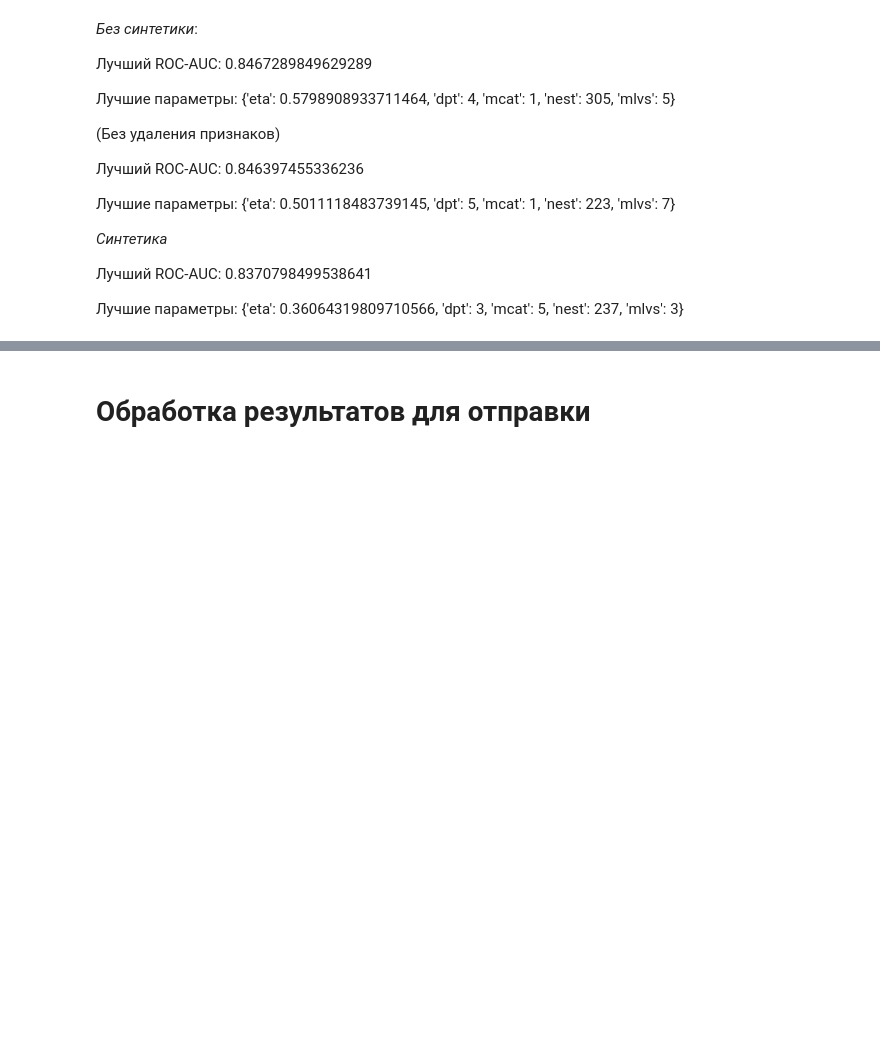
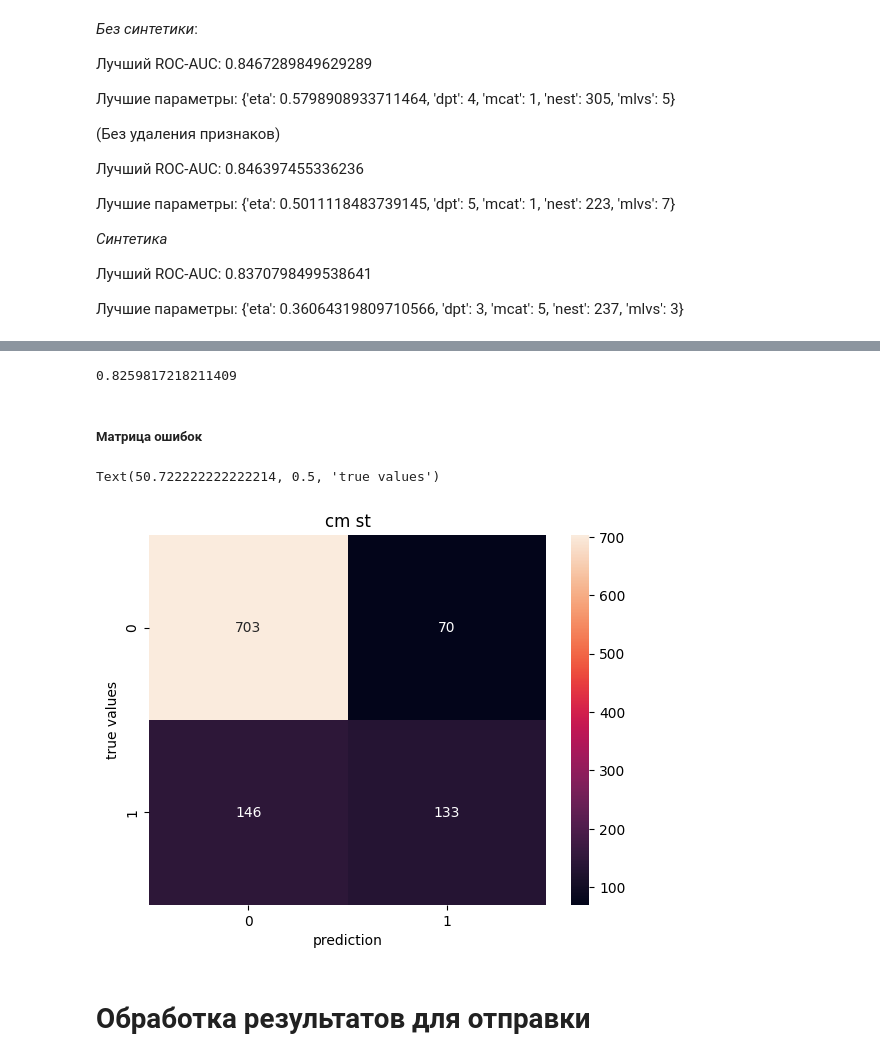
Before and after one commit to Chillibumbik/ML_study, a Jupyter notebook: first_practical_task/pv_2.ipynb, the cells around one changed output, grey strips where cells are left out. Saved outputs shown, nothing was run; the diff lists cells and outputs as text; code cells hidden in the pictures; blank space fills up the shorter version.

```diff
--- a/first_practical_task/pv_2.ipynb
+++ b/first_practical_task/pv_2.ipynb
@@ -685,0 +636,26 @@ Text(50.722222222222214, 0.5, 'true values')
+# %%
+from sklearn.ensemble import StackingClassifier
+
+st_xgb = XGBClassifier(n_jobs=-1, eta=0.501,
+                    n_estimators=223, max_leaves=7,
+                    max_cat_threshold=1, max_depth=5)
+
+params = {'iterations': 709, 'learning_rate': 0.11620122802197938, 'depth': 6, 'l2_leaf_reg': 0.011174622609427956,
+          'subsample': 0.9560699335219202, 'random_strength': 70.01911787364448, 'min_data_in_leaf': 98, "eval_metric": "AUC",
+          "cat_features": cat_cols, "logging_level": "Silent",
+          "random_seed": 42, "thread_count": 8,
+          "early_stopping_rounds": 30}
+
+st_cb = CatBoostClassifier(**params)
+
+
+st_lr = Pipeline(steps=[
+    ("scaler", StandardScaler()),
+    ("model", LogisticRegression(penalty="l1", solver="saga", max_iter=2, C=1.494, random_state=42))])
+
+
+
+stack_model = StackingClassifier(estimators=[('xgb', st_xgb), ('cb', st_cb)],
+                                 final_estimator=st_lr)
+
+stack_model.fit(train_x, train_y)
@@ -686,3 +680,18 @@ Text(50.722222222222214, 0.5, 'true values')
+# %%
+roc_auc_score(test_y, stack_model.predict_proba(test_x)[:,1])
+# %% [output]
+0.8259817218211409
+# %% [markdown]
+##### Матрица ошибок
+# %%
+cm_st = confusion_matrix(test_y ,stack_model.predict(test_x))
+sns.heatmap(cm_st, annot=True, fmt='d')
+plt.title("cm st")
+plt.xlabel('prediction')
+plt.ylabel('true values')
+# %% [output]
+Text(50.722222222222214, 0.5, 'true values')
+[figure, added]
 # %% [markdown]
 # Обработка результатов для отправки
 # %% [markdown]
```
Also changed, not shown: parts of 14 cells of this notebook, 7 other files.
